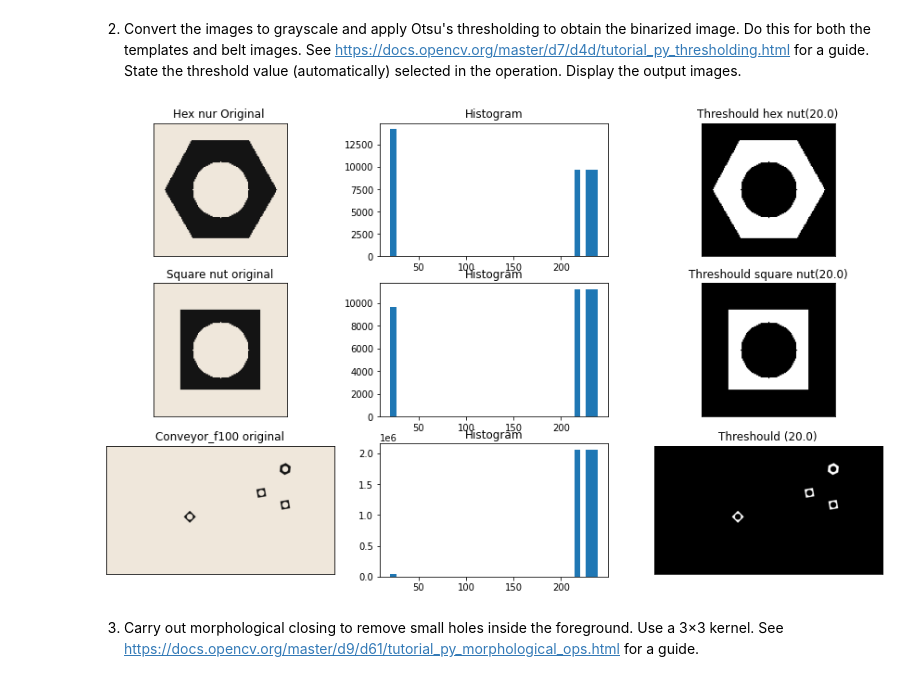
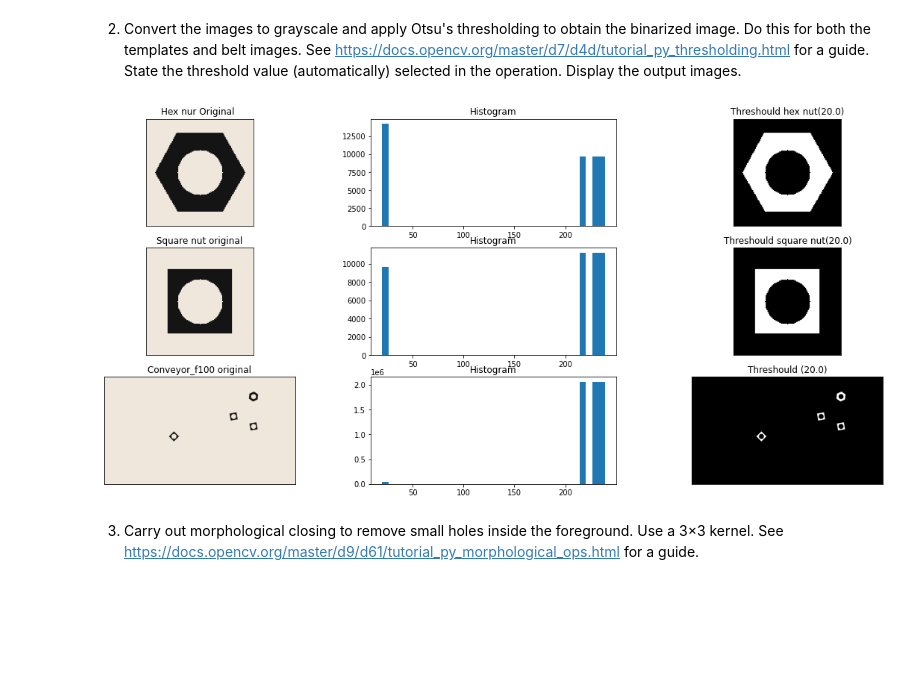
Before and after one commit to Uvin99/EN2550_Assignment3, a Jupyter notebook: Assignment3.ipynb, the cells around one changed output. Cells and saved outputs as stored; diff of their text form; code cells hidden in the pictures; blank space fills up the shorter version.

```diff
--- a/Assignment3.ipynb
+++ b/Assignment3.ipynb
@@ -33,35 +33,35 @@ squre_gray = cv.cvtColor(squarenut_template, cv.COLOR_BGR2GRAY)
 squre_ret , squre_th = cv.threshold(squre_gray, 0, 255, cv.THRESH_BINARY_INV + cv.THRESH_OTSU)
 conveyor_f100_gray = cv.cvtColor(conveyor_f100,cv.COLOR_BGR2GRAY)
 conveyor_f100_ret , conveyor_f100_th = cv.threshold(conveyor_f100_gray, 0, 255, cv.THRESH_BINARY_INV + cv.THRESH_OTSU)
 #To detect contours object shoud be white in a blck background . Therefore inverted.
 
 imgs = [hexnut_template, 0, hex_th,
         squarenut_template, 0, squre_th,
         conveyor_f100, 0, conveyor_f100_th ]
 
 titles = ["Hex nur Original ", "Histogram", f"Threshould hex nut({hex_ret})",
           "Square nut original", "Histogram", f"Threshould square nut({squre_ret})" ,
           "Conveyor_f100 original", "Histogram", f"Threshould ({conveyor_f100_ret})"]
 
-plt.figure(figsize=(15,9))
+plt.figure(figsize=(20,9))
 
 for i in range(3):
     plt.subplot(3,3,i*3+1)
     plt.imshow(cv.cvtColor(imgs[i*3], cv.COLOR_BGR2RGB))
     plt.title(titles[i*3])
     plt.xticks([]), plt.yticks([])
 
     plt.subplot(3,3,i*3+2)
     plt.hist(imgs[i*3].ravel(), 35)
     plt.title(titles[i*3+1])
 
 
     plt.subplot(3,3,i*3+3)
     plt.imshow(cv.cvtColor(imgs[i*3+2], cv.COLOR_BGR2RGB))
     plt.title(titles[i*3+2])
     plt.xticks([]), plt.yticks([])
 # %% [output]
-[figure, old version]
+[figure, new version]
 # %% [markdown]
 3. Carry out morphological closing to remove small holes inside the foreground. Use a 3×3 kernel. See https://docs.opencv.org/master/d9/d61/tutorial_py_morphological_ops.html for a guide.
 # %%
```
Also changed, not shown: parts of 2 cells of this notebook.
